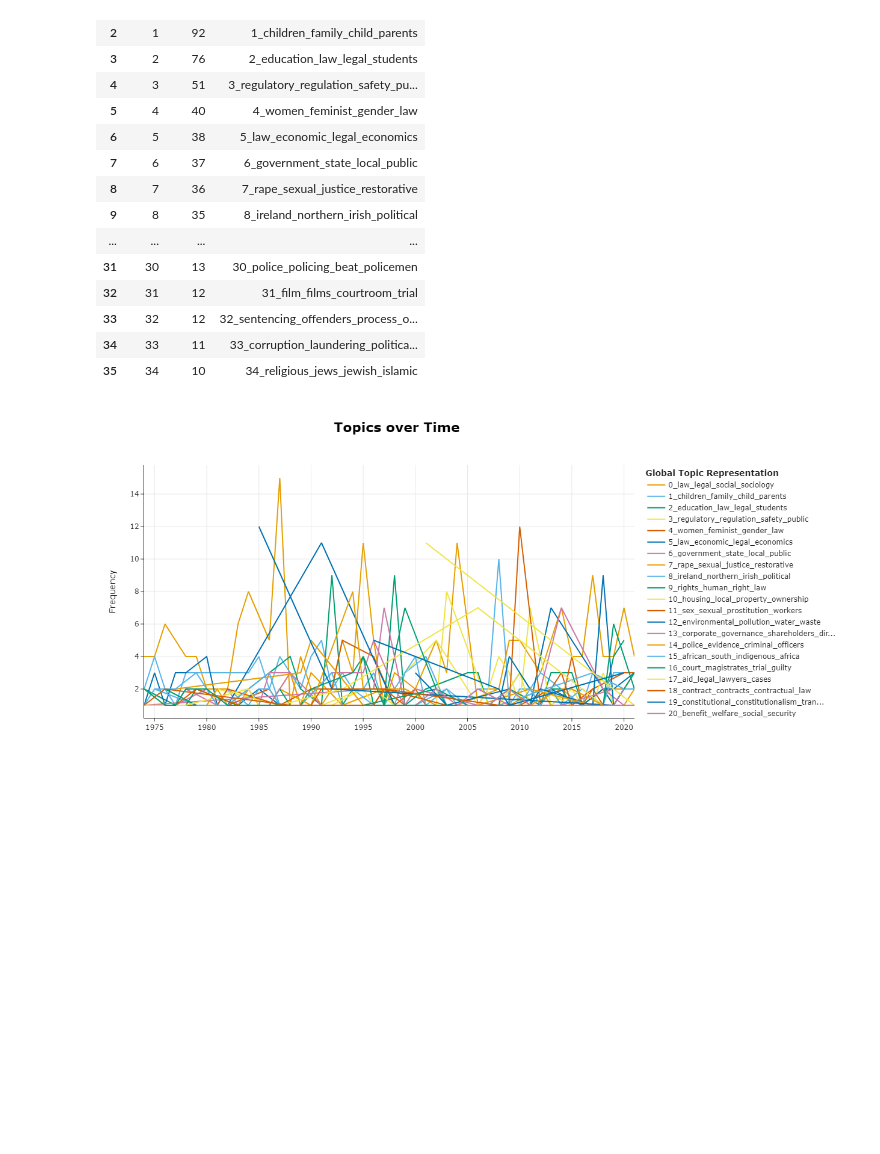
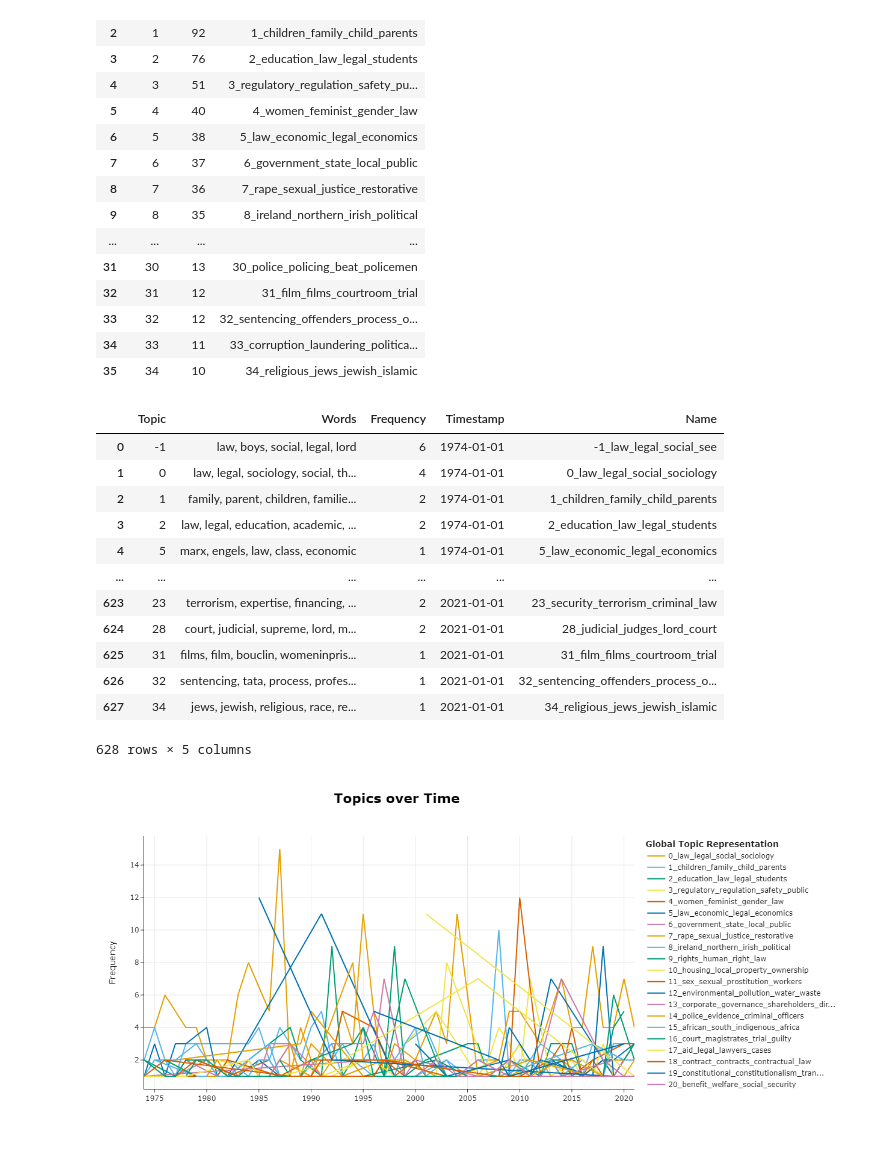
Before and after one commit to cboulanger/jls-bibliometry, a Jupyter notebook: jls-topic-modelling.ipynb, the cells around one changed output. Drawn from its saved outputs; the diff is of its cells as text; code cells hidden in the pictures; blank space fills up the shorter version.

```diff
--- a/jls-topic-modelling.ipynb
+++ b/jls-topic-modelling.ipynb
@@ -57,8 +63,11 @@ print(f"Corpus has {len(articles)} articles from {earliest_year} to {latest_year
 # %% [output]
 Corpus has 1564 articles from 1974 to 2021. Date information is missing for 86 articles.
 # %%
-model: BERTopic = BERTopic(verbose=True)
-topics, probs = model.fit_transform(articles)
-# persist model data for later use
-with open('cache/bertopic-data.pkl', 'wb') as file:
-    pickle.dump((model, topics, probs, timestamps, articles), file)
+if not os.path.exists('cache/bertopic-data.pkl'):
+    model: BERTopic = BERTopic(verbose=True)
+    topics, probs = model.fit_transform(articles)
+    with open('cache/bertopic-data.pkl', 'wb') as f:
+        pickle.dump((model, topics, probs), f)
+else:
+    with open('cache/bertopic-data.pkl', 'rb') as f:
+        model, topics, probs = pickle.load(f)
@@ -96 +102,17 @@ model.get_topic_info()
+# %%
+topics_over_time
+# %% [output]
+|  | Topic | Words | Frequency | Timestamp | Name |
+| 0 | -1 | law, boys, social, legal, lord | 6 | 1974-01-01 | -1_law_legal_social_see |
+| 1 | 0 | law, legal, sociology, social, th... | 4 | 1974-01-01 | 0_law_legal_social_sociology |
+| 2 | 1 | family, parent, children, familie... | 2 | 1974-01-01 | 1_children_family_child_parents |
+| 3 | 2 | law, legal, education, academic, ... | 2 | 1974-01-01 | 2_education_law_legal_students |
+| 4 | 5 | marx, engels, law, class, economic | 1 | 1974-01-01 | 5_law_economic_legal_economics |
+| ... | ... | ... | ... | ... | ... |
+| 623 | 23 | terrorism, expertise, financing, ... | 2 | 2021-01-01 | 23_security_terrorism_criminal_law |
+| 624 | 28 | court, judicial, supreme, lord, m... | 2 | 2021-01-01 | 28_judicial_judges_lord_court |
+| 625 | 31 | films, film, bouclin, womeninpris... | 1 | 2021-01-01 | 31_film_films_courtroom_trial |
+| 626 | 32 | sentencing, tata, process, profes... | 1 | 2021-01-01 | 32_sentencing_offenders_process_o... |
+| 627 | 34 | jews, jewish, religious, race, re... | 1 | 2021-01-01 | 34_religious_jews_jewish_islamic |
+628 rows × 5 columns
 # %%
```
Also changed, not shown: parts of 12 cells of this notebook, 6 other files.
